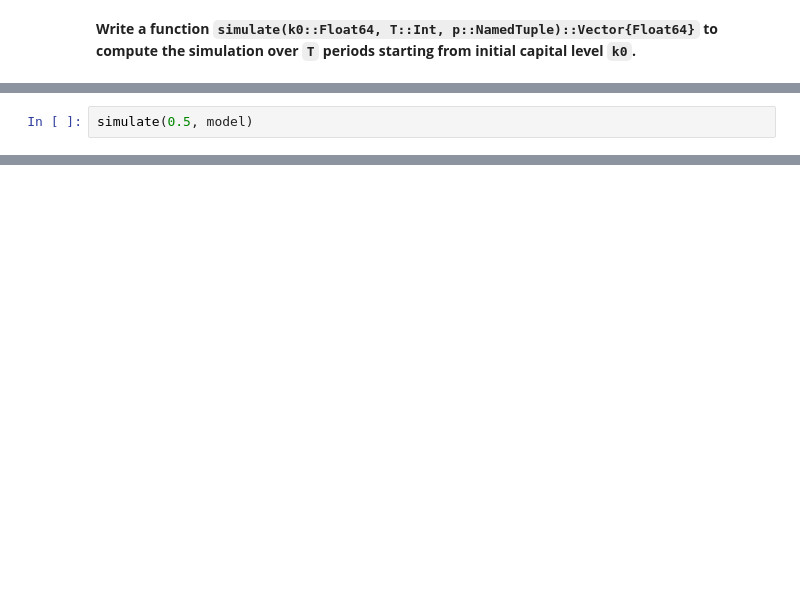
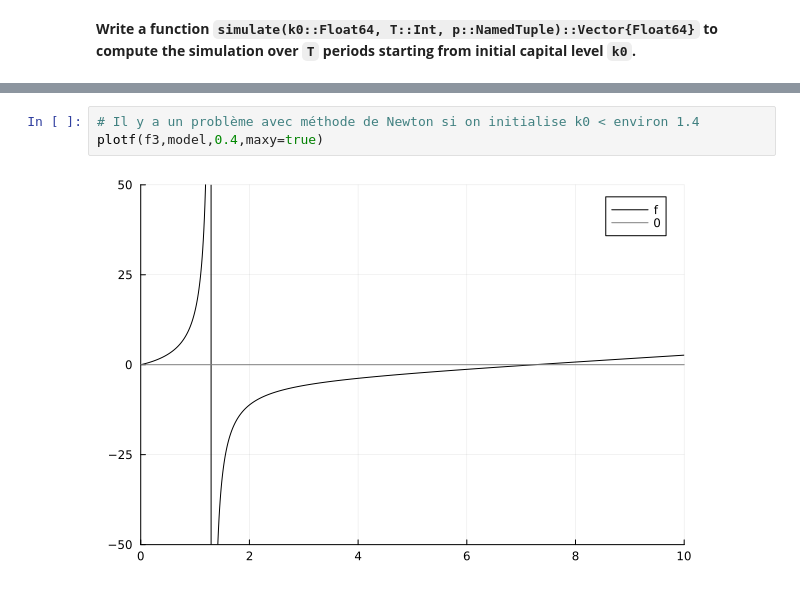
Before and after one commit to PierreRlld/NUM3A, a Jupyter notebook: Tutorial/2_solow.out.ipynb, the cells around one changed output, grey strips where cells are left out. Cells and saved outputs as stored; diff of their text form; blank space fills up the shorter version.

```diff
--- a/Tutorial/2_solow.out.ipynb
+++ b/Tutorial/2_solow.out.ipynb
@@ -97,2 +128,0 @@ simulate (generic function with 1 method)
-# %%
-simulate(0.5, model)
@@ -151,0 +234,5 @@ end
+# %%
+# Il y a un problème avec méthode de Newton si on initialise k0 < environ 1.4
+plotf(f3,model,0.4,maxy=true)
+# %% [output]
+[figure, added]
```
Also changed, not shown: parts of 17 cells of this notebook, 1 other file.
